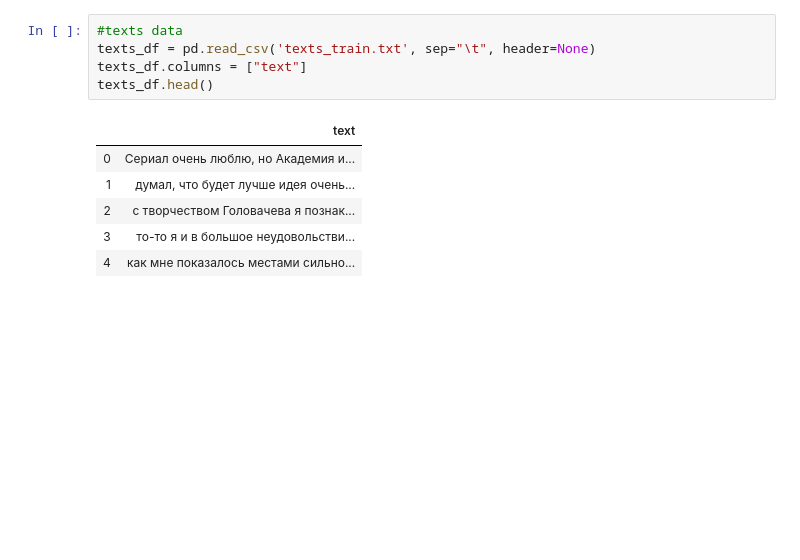
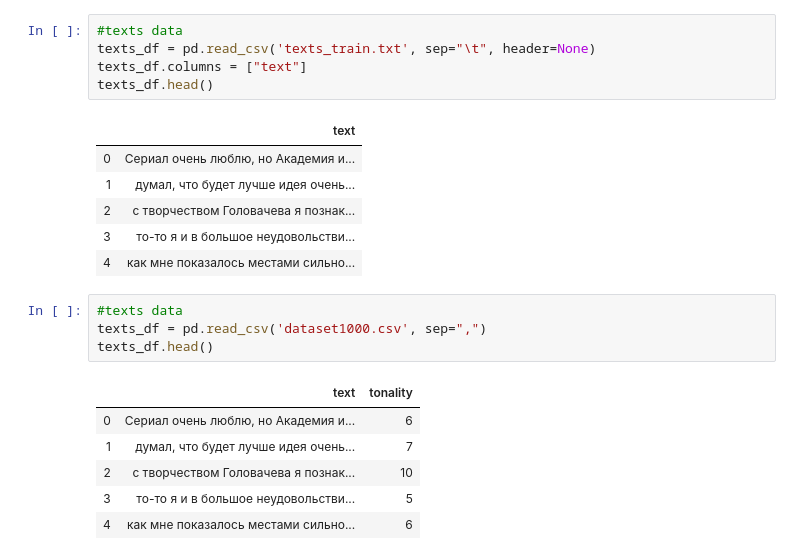
Before and after one commit to zhziraumirkalykova/NLP, a Jupyter notebook: lab4 bert/RuBertLMTest.ipynb, the cells around one changed output. Drawn from its saved outputs; the diff is of its cells as text; blank space fills up the shorter version.

```diff
--- a/lab4 bert/RuBertLMTest.ipynb
+++ b/lab4 bert/RuBertLMTest.ipynb
@@ -142,3 +142,14 @@ texts_df.head()
 | 2 | с творчеством Головачева я познак... |
 | 3 | то-то я и в большое неудовольстви... |
 | 4 | как мне показалось местами сильно... |
+# %%
+#texts data
+texts_df = pd.read_csv('dataset1000.csv', sep=",")
+texts_df.head()
+# %% [output]
+|  | text | tonality |
+| 0 | Сериал очень люблю, но Академия и... | 6 |
+| 1 | думал, что будет лучше идея очень... | 7 |
+| 2 | с творчеством Головачева я познак... | 10 |
+| 3 | то-то я и в большое неудовольстви... | 5 |
+| 4 | как мне показалось местами сильно... | 6 |
```
Also changed, not shown: parts of 22 cells of this notebook, 2 other files.
